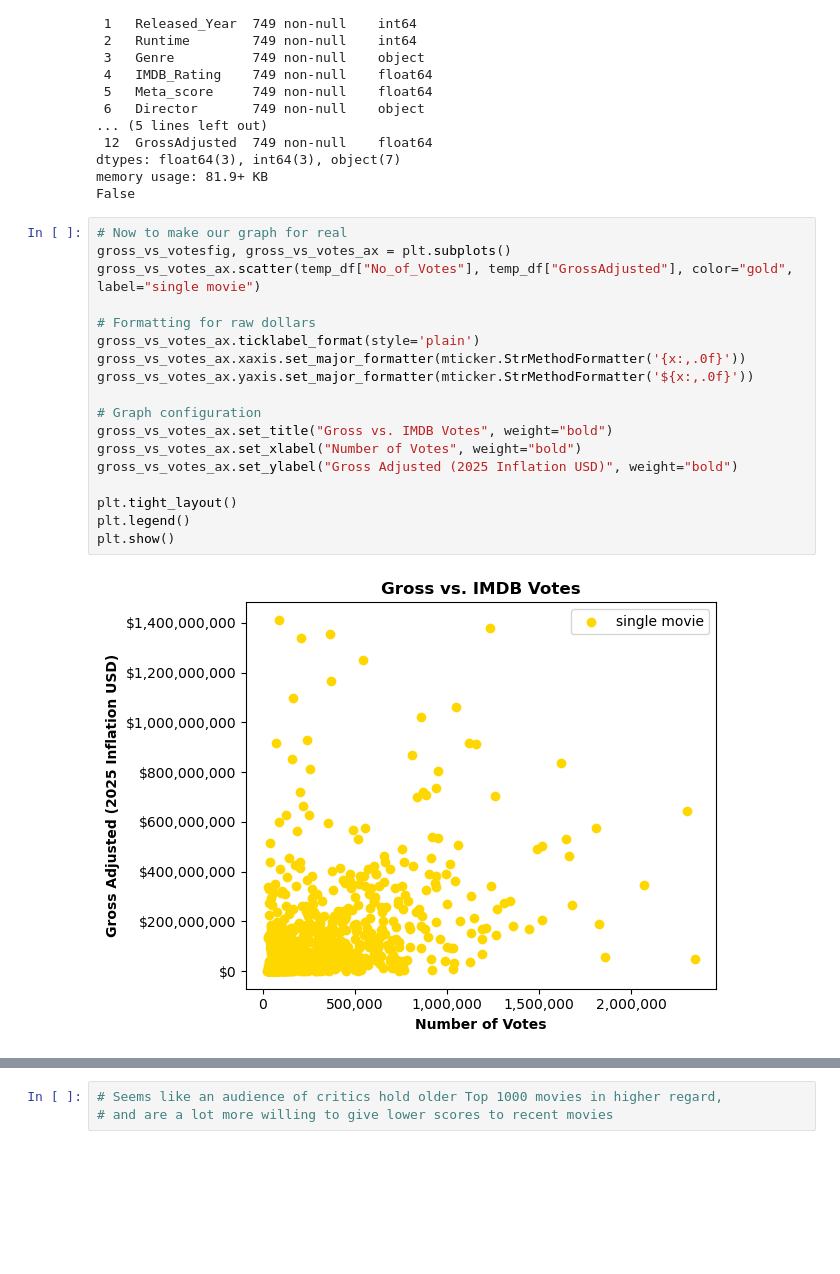
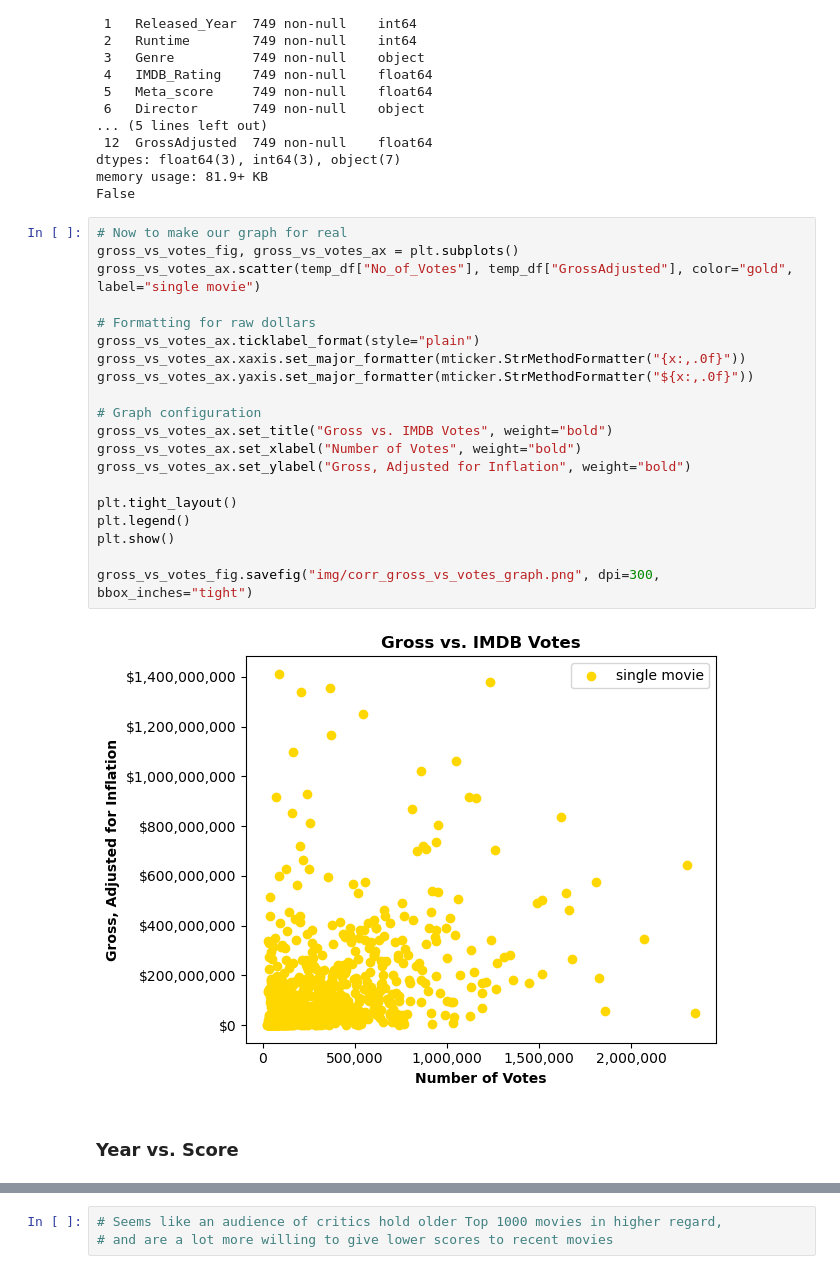
Before and after one commit to spc-kim/midterm_project, a Jupyter notebook: notebook.ipynb, the cells around one changed output, grey strips where cells are left out. Saved outputs shown, nothing was run; the diff lists cells and outputs as text; blank space fills up the shorter version.

```diff
--- a/notebook.ipynb
+++ b/notebook.ipynb
@@ -355,24 +374,28 @@ memory usage: 81.9+ KB
 False
 # %%
 # Now to make our graph for real
-gross_vs_votesfig, gross_vs_votes_ax = plt.subplots()
+gross_vs_votes_fig, gross_vs_votes_ax = plt.subplots()
 gross_vs_votes_ax.scatter(temp_df["No_of_Votes"], temp_df["GrossAdjusted"], color="gold", label="single movie")
 
 # Formatting for raw dollars
-gross_vs_votes_ax.ticklabel_format(style='plain')
-gross_vs_votes_ax.xaxis.set_major_formatter(mticker.StrMethodFormatter('{x:,.0f}'))
-gross_vs_votes_ax.yaxis.set_major_formatter(mticker.StrMethodFormatter('${x:,.0f}'))
+gross_vs_votes_ax.ticklabel_format(style="plain")
+gross_vs_votes_ax.xaxis.set_major_formatter(mticker.StrMethodFormatter("{x:,.0f}"))
+gross_vs_votes_ax.yaxis.set_major_formatter(mticker.StrMethodFormatter("${x:,.0f}"))
 
 # Graph configuration
 gross_vs_votes_ax.set_title("Gross vs. IMDB Votes", weight="bold")
 gross_vs_votes_ax.set_xlabel("Number of Votes", weight="bold")
-gross_vs_votes_ax.set_ylabel("Gross Adjusted (2025 Inflation USD)", weight="bold")
+gross_vs_votes_ax.set_ylabel("Gross, Adjusted for Inflation", weight="bold")
 
 plt.tight_layout()
 plt.legend()
 plt.show()
+
+gross_vs_votes_fig.savefig("img/corr_gross_vs_votes_graph.png", dpi=300, bbox_inches="tight")
 # %% [output]
-[figure, old version]
+[figure, new version]
+# %% [markdown]
+### Year vs. Score
 # %%
 # And now for release year against meta critic score
 year_vs_meta_fig, year_vs_meta_ax = plt.subplots()
```
Also changed, not shown: parts of 31 cells of this notebook, 13 other files.
